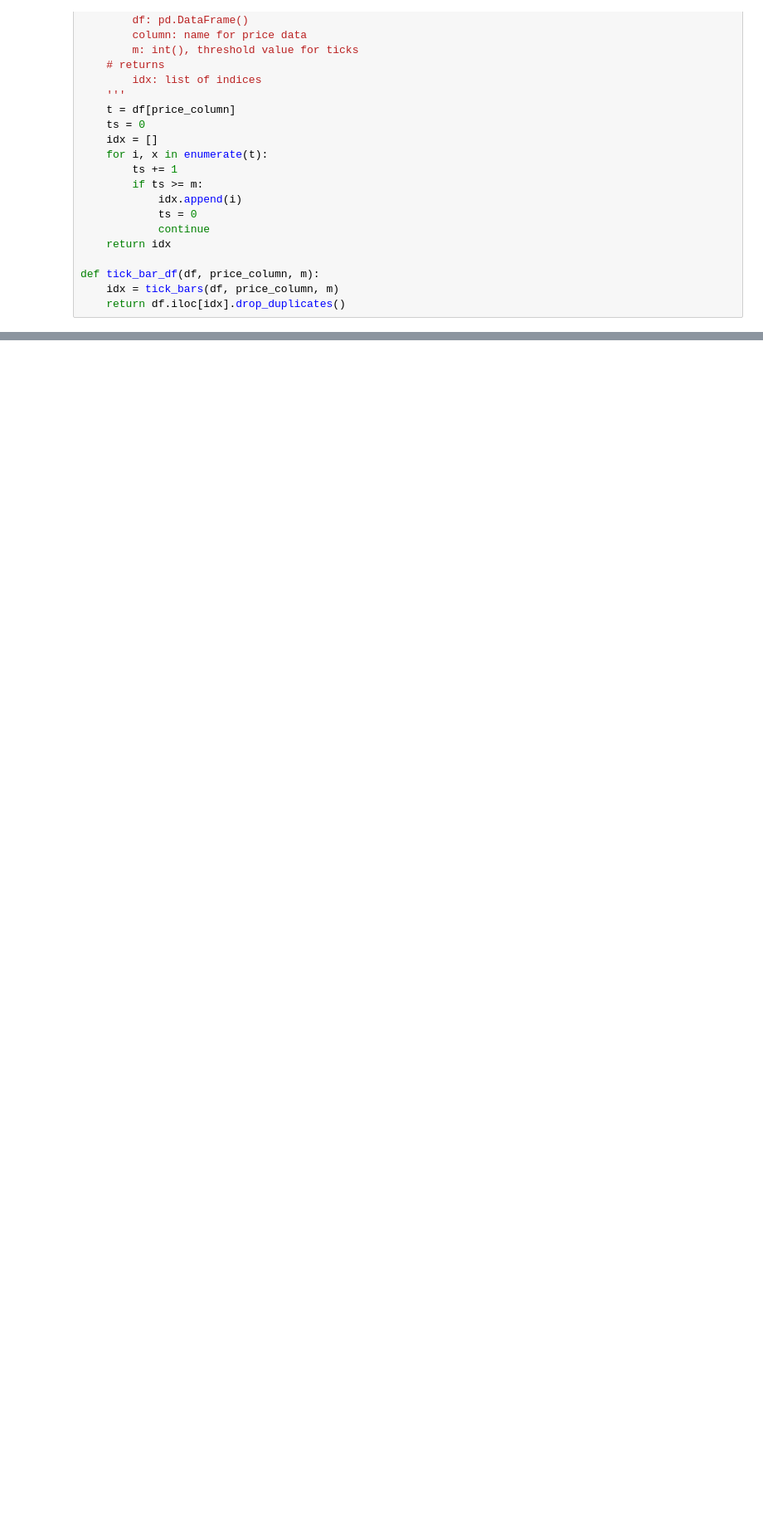
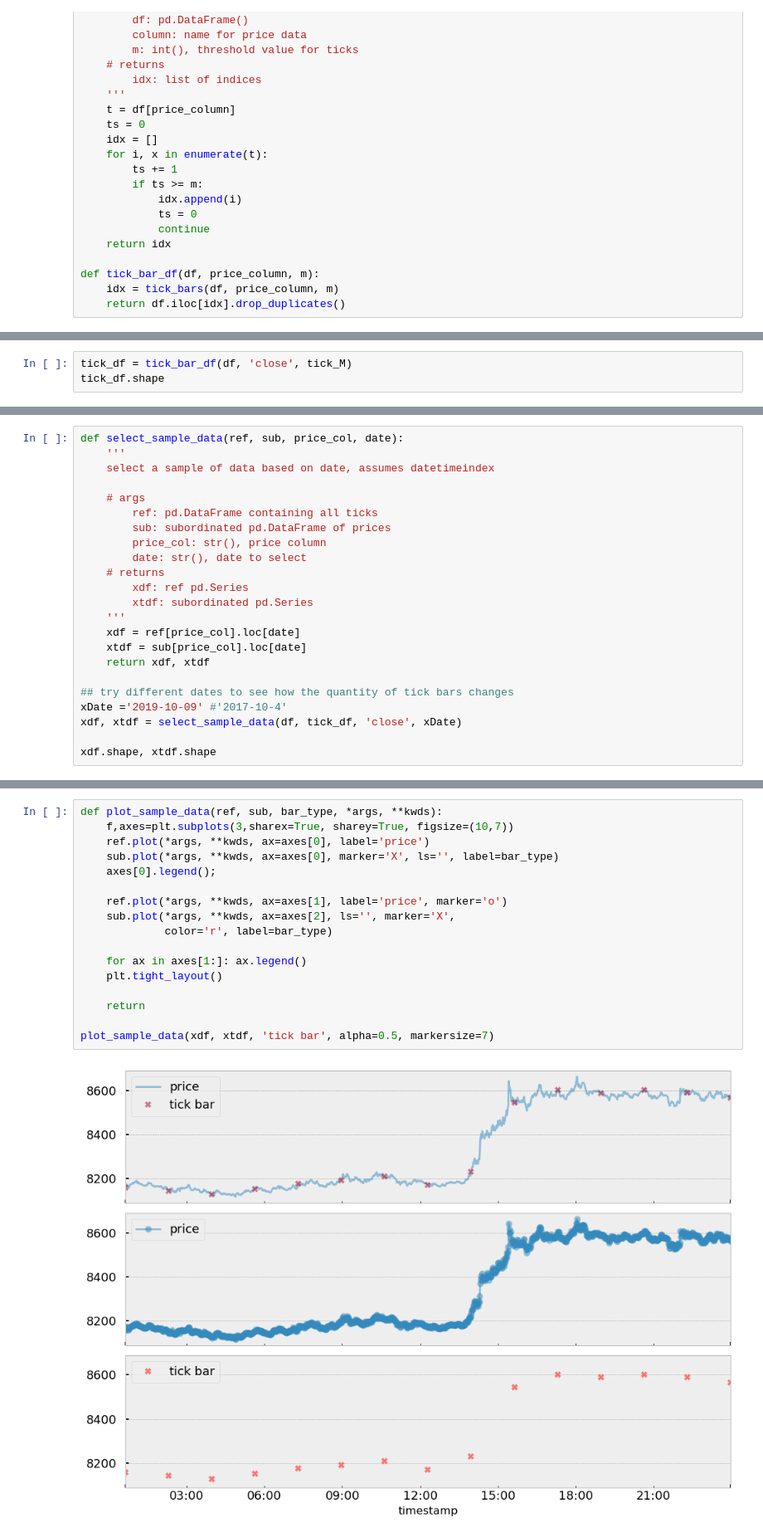
Before and after one commit to baobach/Algo-Trading-Binance, a Jupyter notebook: main.ipynb, the cells around one changed output, grey strips where cells are left out. Shown: that part at 83% size. Cells and saved outputs as stored; diff of their text form; blank space fills up the shorter version.

```diff
--- a/main.ipynb
+++ b/main.ipynb
@@ -111,0 +160,3 @@ def tick_bar_df(df, price_column, m):
+# %%
+tick_df = tick_bar_df(df, 'close', tick_M)
+tick_df.shape
@@ -111,0 +165,23 @@ def tick_bar_df(df, price_column, m):
+# %%
+def select_sample_data(ref, sub, price_col, date):
+    '''
+    select a sample of data based on date, assumes datetimeindex
+
+    # args
+        ref: pd.DataFrame containing all ticks
+        sub: subordinated pd.DataFrame of prices
+        price_col: str(), price column
+        date: str(), date to select
+    # returns
+        xdf: ref pd.Series
+        xtdf: subordinated pd.Series
+    '''
+    xdf = ref[price_col].loc[date]
+    xtdf = sub[price_col].loc[date]
+    return xdf, xtdf
+
+## try different dates to see how the quantity of tick bars changes
+xDate ='2019-10-09' #'2017-10-4'
+xdf, xtdf = select_sample_data(df, tick_df, 'close', xDate)
+
+xdf.shape, xtdf.shape
@@ -111,0 +190,19 @@ def tick_bar_df(df, price_column, m):
+# %%
+def plot_sample_data(ref, sub, bar_type, *args, **kwds):
+    f,axes=plt.subplots(3,sharex=True, sharey=True, figsize=(10,7))
+    ref.plot(*args, **kwds, ax=axes[0], label='price')
+    sub.plot(*args, **kwds, ax=axes[0], marker='X', ls='', label=bar_type)
+    axes[0].legend();
+
+    ref.plot(*args, **kwds, ax=axes[1], label='price', marker='o')
+    sub.plot(*args, **kwds, ax=axes[2], ls='', marker='X',
+             color='r', label=bar_type)
+
+    for ax in axes[1:]: ax.legend()
+    plt.tight_layout()
+
+    return
+
+plot_sample_data(xdf, xtdf, 'tick bar', alpha=0.5, markersize=7)
+# %% [output]
+[figure, added]
```
Also changed, not shown: parts of 31 cells of this notebook, 6 other files.
